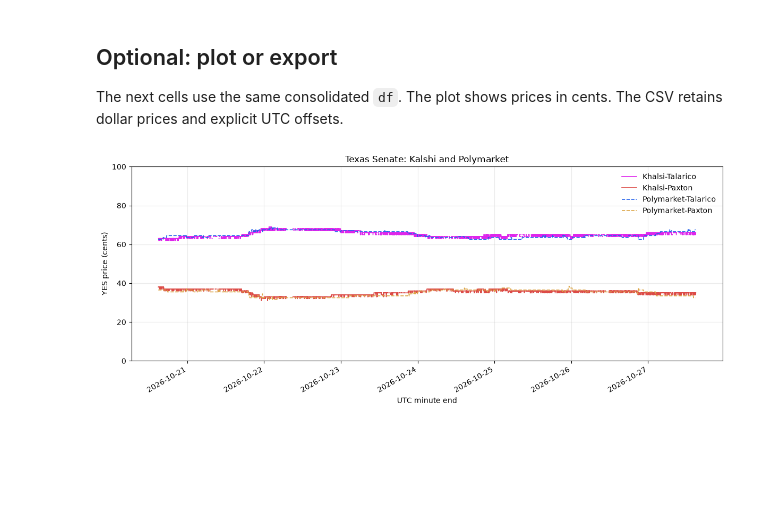
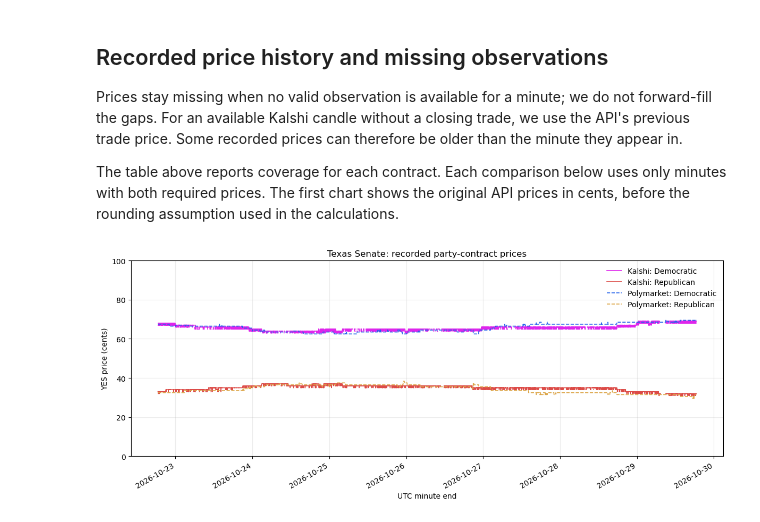
Before and after one commit to Thomas-Mulder/Assignment1, a Jupyter notebook: texas_senate_consolidated.ipynb, the cells around one changed output. Cells and saved outputs as stored; diff of their text form; code cells hidden in the pictures; blank space fills up the shorter version.

```diff
--- a/texas_senate_consolidated.ipynb
+++ b/texas_senate_consolidated.ipynb
@@ -221,12 +194,17 @@ def build_dataframe(start, end, forward_fill=False):
 # %%
-# Create the consolidated DataFrame using one shared time window.
-if not isinstance(DAYS, int) or not 1 <= DAYS <= 15:
-    raise ValueError("DAYS must be an integer from 1 to 15; recent minute coverage is best within 7 days.")
+#Gathering the Data and running the functions above
 end = pd.Timestamp.now(tz="UTC").floor("min")
 start = end - pd.Timedelta(days=DAYS)
-print(f"UTC minute-end window: {start} (exclusive) to {end} (inclusive)")
-df = build_dataframe(start, end, forward_fill=FORWARD_FILL)
-print(f"{len(df):,} rows; prices are on the 0-1 dollar scale.")
-print("Missing rows by price column:\n" + df[PRICE_COLUMNS].isna().sum().to_string())
+print(f"UTC minute ends: after {start}, through {end}")
+df = build_dataframe(start, end)
+assert df[PRICE_COLUMNS].notna().any().all(), "A selected contract has no observations."
+print(f"Download succeeded: {len(df):,} minute rows; prices are in dollars.")
+
+coverage = pd.DataFrame({
+    "observed_minutes": df[PRICE_COLUMNS].count(),
+    "missing_minutes": df[PRICE_COLUMNS].isna().sum(),
+    "missing_pct": df[PRICE_COLUMNS].isna().mean() * 100,
+})
+display(coverage.rename(index=LABELS).round(2))
 display(df.head(10))
 # %% [output]
@@ -253,26 +231,37 @@ Polymarket-Paxton         6
 # %% [markdown]
-## Optional: plot or export
+## Recorded price history and missing observations
 
-The next cells use the same consolidated `df`. The plot shows prices in cents.
-The CSV retains dollar prices and explicit UTC offsets.
+Prices stay missing when no valid observation is available for a minute; we do
+not forward-fill the gaps. For an available Kalshi candle without a closing
+trade, we use the API's previous trade price. Some recorded prices can therefore
+be older than the minute they appear in.
+
+The table above reports coverage for each contract. Each comparison below uses
+only minutes with both required prices. The first chart shows the original API
+prices in cents, before the rounding assumption used in the calculations.
 # %%
 import matplotlib.pyplot as plt
+
 fig, ax = plt.subplots(figsize=(12, 5))
 styles = {
-    "Khalsi-Talarico": ("#de25eb", "-"),
-    "Khalsi-Paxton": ("#dc4b47", "-"),
-    "Polymarket-Talarico": ("#2563eb", "--"),
-    "Polymarket-Paxton": ("#dca547", "--"),
+    "kalshi_democratic": ("#de25eb", "-"),
+    "kalshi_republican": ("#dc4b47", "-"),
+    "polymarket_democratic": ("#2563eb", "--"),
+    "polymarket_republican": ("#dca547", "--"),
 }
 for column, (color, linestyle) in styles.items():
-    ax.plot(df["time"], df[column] * 100, label=column,
-            color=color, linestyle=linestyle, linewidth=1.2)
-ax.set(title="Texas Senate: Kalshi and Polymarket", xlabel="UTC minute end",
-       ylabel="YES price (cents)", ylim=(0, 100))
+    ax.plot(
+        df["time"], df[column] * 100, label=LABELS[column],
+        color=color, linestyle=linestyle, linewidth=1.2,
+    )
+ax.set(
+    title="Texas Senate: recorded party-contract prices",
+    xlabel="UTC minute end", ylabel="YES price (cents)", ylim=(0, 100),
+)
 ax.grid(alpha=0.25)
 ax.legend(frameon=False)
 fig.autofmt_xdate()
 plt.tight_layout()
 plt.show()
 # %% [output]
-[figure, old version]
+[figure, new version]
```
Also changed, not shown: parts of 17 cells of this notebook.
